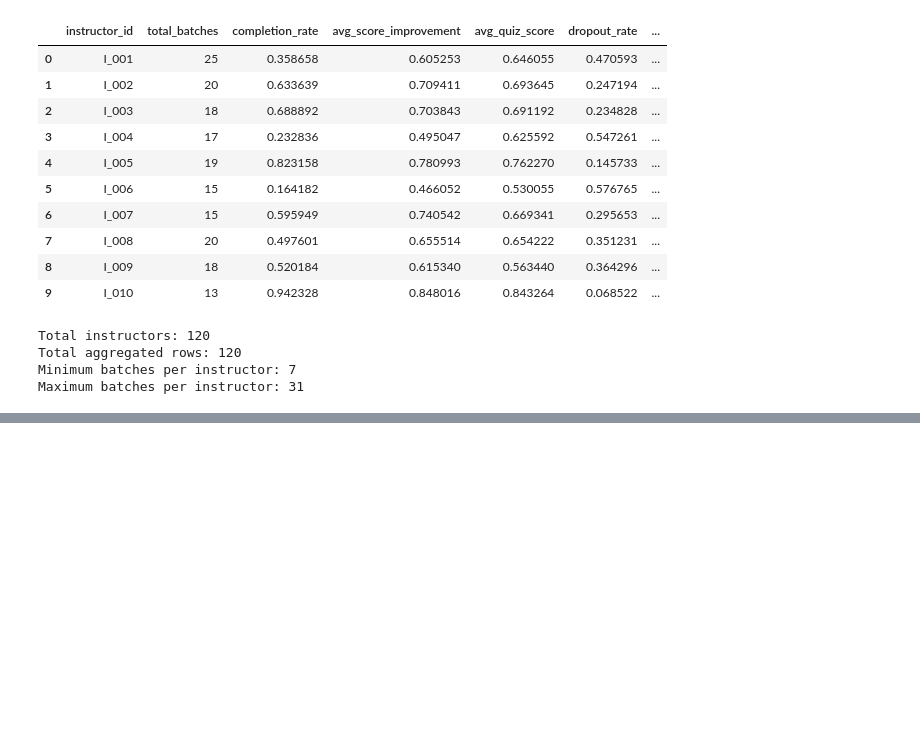
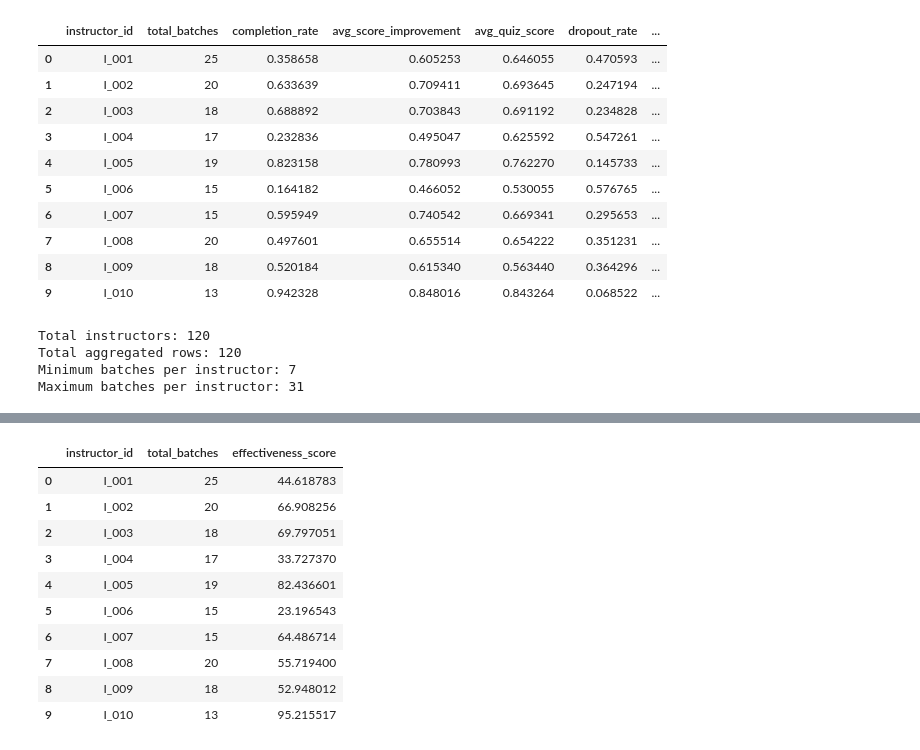
Before and after one commit to AJ0043/Instructor-Effectiveness-Modeling-EdTech-Context-, a Jupyter notebook: Untitled20.ipynb, the cells around one changed output, grey strips where cells are left out. Cells and saved outputs as stored; diff of their text form; code cells hidden in the pictures; blank space fills up the shorter version.

```diff
--- a/Untitled20.ipynb
+++ b/Untitled20.ipynb
@@ -1026,0 +1095,52 @@ Maximum batches per instructor: 31
+# %%
+# Calculate Instructor-Level Effectiveness Score Using Weighted Metrics #
+
+instructor_scored = instructor_data.copy()
+
+positive_metrics = [
+    "completion_rate",
+    "avg_score_improvement",
+    "avg_quiz_score",
+    "assignment_submission_rate",
+    "avg_feedback_score"
+]
+
+scaled_metrics = MinMaxScaler().fit_transform(
+    instructor_scored[positive_metrics]
+)
+
+for i, col in enumerate(positive_metrics):
+    instructor_scored[col + "_scaled"] = scaled_metrics[:, i]
+
+instructor_scored["dropout_effectiveness"] = (
+    1 - MinMaxScaler().fit_transform(
+        instructor_scored[["dropout_rate"]]
+    ).ravel()
+)
+
+instructor_scored["effectiveness_score"] = 100 * (
+    0.25 * instructor_scored["completion_rate_scaled"] +
+    0.20 * instructor_scored["avg_score_improvement_scaled"] +
+    0.15 * instructor_scored["avg_quiz_score_scaled"] +
+    0.15 * instructor_scored["dropout_effectiveness"] +
+    0.15 * instructor_scored["assignment_submission_rate_scaled"] +
+    0.10 * instructor_scored["avg_feedback_score_scaled"]
+)
+
+display(
+    instructor_scored[
+        ["instructor_id", "total_batches", "effectiveness_score"]
+    ].head(10)
+)
+# %% [output]
+|  | instructor_id | total_batches | effectiveness_score |
+| 0 | I_001 | 25 | 44.618783 |
+| 1 | I_002 | 20 | 66.908256 |
+| 2 | I_003 | 18 | 69.797051 |
+| 3 | I_004 | 17 | 33.727370 |
+| 4 | I_005 | 19 | 82.436601 |
+| 5 | I_006 | 15 | 23.196543 |
+| 6 | I_007 | 15 | 64.486714 |
+| 7 | I_008 | 20 | 55.719400 |
+| 8 | I_009 | 18 | 52.948012 |
+| 9 | I_010 | 13 | 95.215517 |
```
Also changed, not shown: parts of 19 cells of this notebook.
